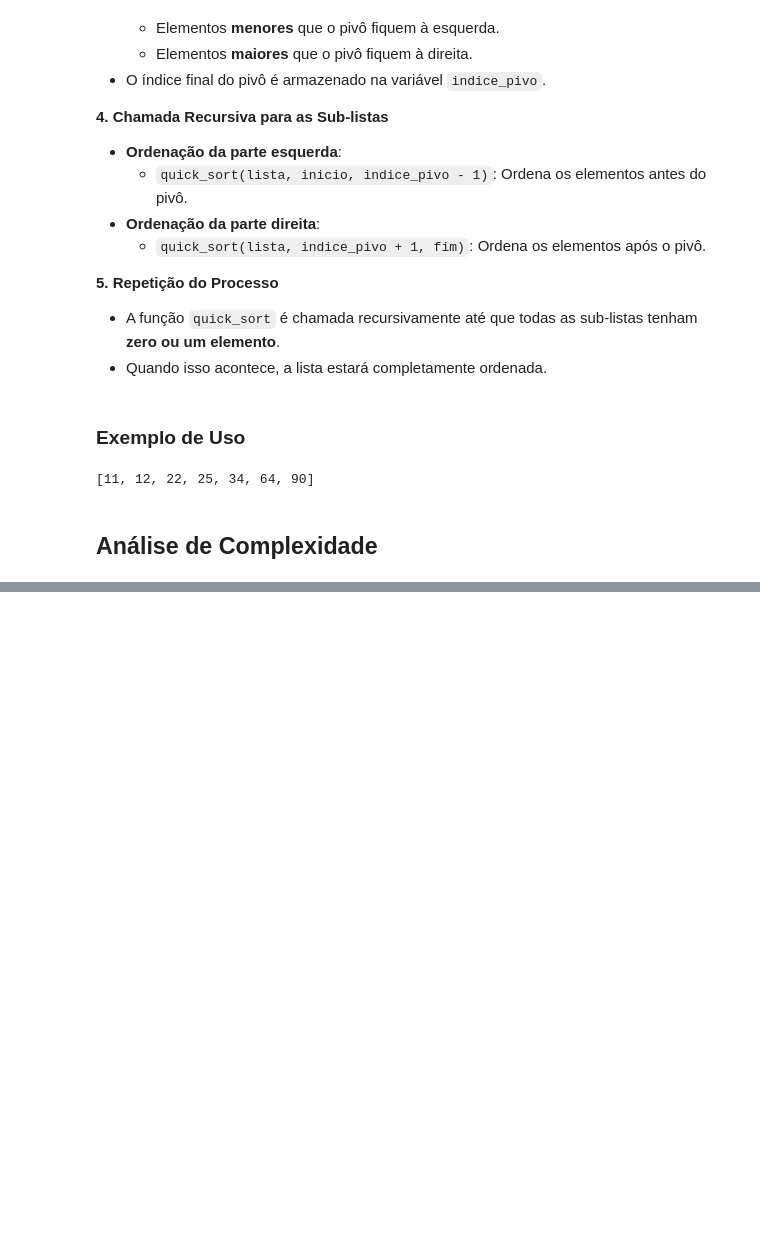
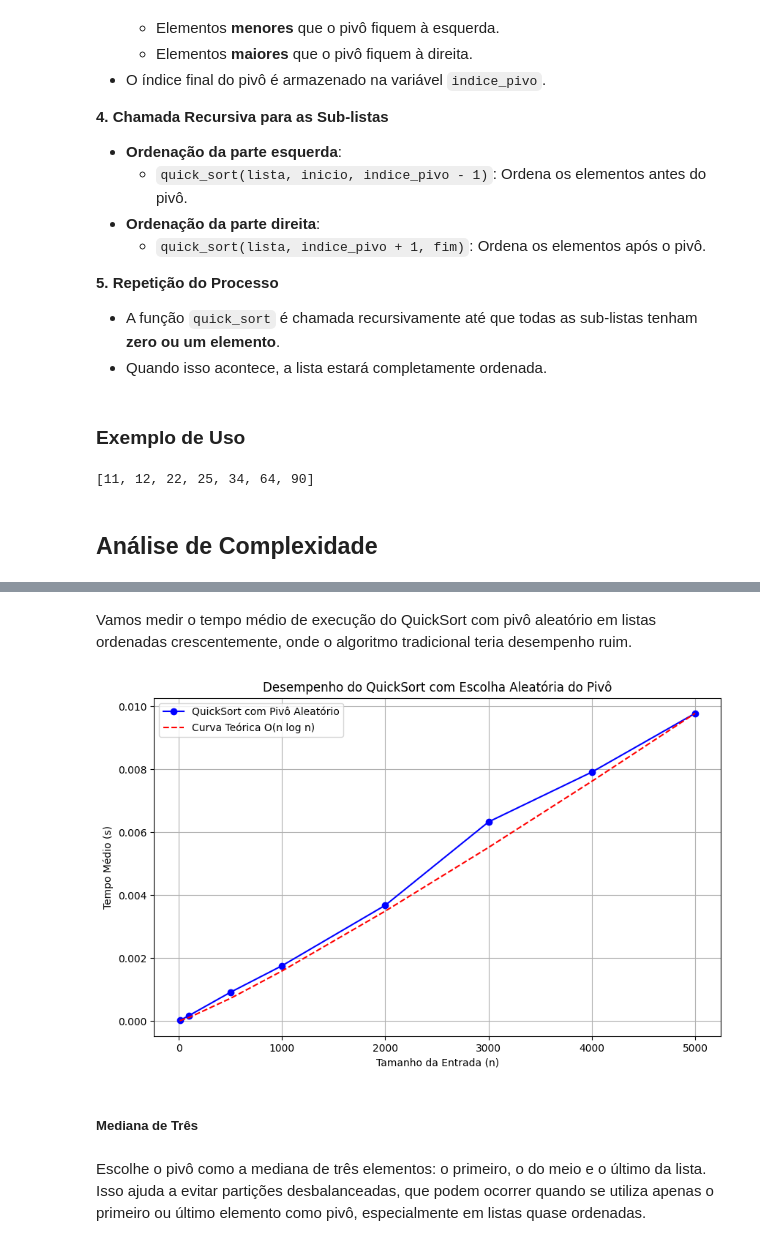
Before and after one commit to tiagopessoalima/ED2, a Jupyter notebook: Aula_Semana_03_(ED2).ipynb, the cells around one changed output, grey strips where cells are left out. Cells and saved outputs as stored; diff of their text form; code cells hidden in the pictures; blank space fills up the shorter version.

```diff
--- a/Aula_Semana_03_(ED2).ipynb
+++ b/Aula_Semana_03_(ED2).ipynb
@@ -231,0 +253,47 @@ O espaço auxiliar é proporcional à profundidade da recursão, que é $O(\log
+# %%
+def quicksort_randomizado(arr):
+    if len(arr) <= 1:
+        return arr
+    else:
+        pivo = random.choice(arr)
+        menores = [x for x in arr if x < pivo]
+        iguais = [x for x in arr if x == pivo]
+        maiores = [x for x in arr if x > pivo]
+        return quicksort_randomizado(menores) + iguais + quicksort_randomizado(maiores)
+# %% [markdown]
+Vamos medir o tempo médio de execução do QuickSort com pivô aleatório em listas ordenadas crescentemente, onde o algoritmo tradicional teria desempenho ruim.
+# %%
+def medir_tempo_random(tamanho, trials=30):
+    total_tempo = 0.0
+    for _ in range(trials):
+        lista = list(range(tamanho))  # lista ordenada (pior caso para pivô fixo)
+        inicio = time.perf_counter()
+        quicksort_randomizado(lista)
+        total_tempo += time.perf_counter() - inicio
+    return total_tempo / trials
+
+# Tamanhos de entrada
+tamanhos = [10, 100, 500, 1000, 2000, 3000, 4000, 5000]
+tempos = [medir_tempo_random(n) for n in tamanhos]
+
+# Curva teórica O(n log n)
+n_log_n = [n * math.log2(n) for n in tamanhos]
+fator_escala = tempos[-1] / n_log_n[-1]
+n_log_n_escalado = [x * fator_escala for x in n_log_n]
+
+# Plotagem
+plt.figure(figsize=(10, 6))
+plt.plot(tamanhos, tempos, marker='o', label='QuickSort com Pivô Aleatório', color='blue')
+plt.plot(tamanhos, n_log_n_escalado, linestyle='--', label='Curva Teórica O(n log n)', color='red')
+plt.title('Desempenho do QuickSort com Escolha Aleatória do Pivô')
+plt.xlabel('Tamanho da Entrada (n)')
+plt.ylabel('Tempo Médio (s)')
+plt.legend()
+plt.grid(True)
+plt.show()
+# %% [output]
+[figure, added]
+# %% [markdown]
+##### **Mediana de Três**
+# %% [markdown]
+Escolhe o pivô como a mediana de três elementos: o primeiro, o do meio e o último da lista. Isso ajuda a evitar partições desbalanceadas, que podem ocorrer quando se utiliza apenas o primeiro ou último elemento como pivô, especialmente em listas quase ordenadas.
```
Also changed, not shown: parts of 40 cells of this notebook.
